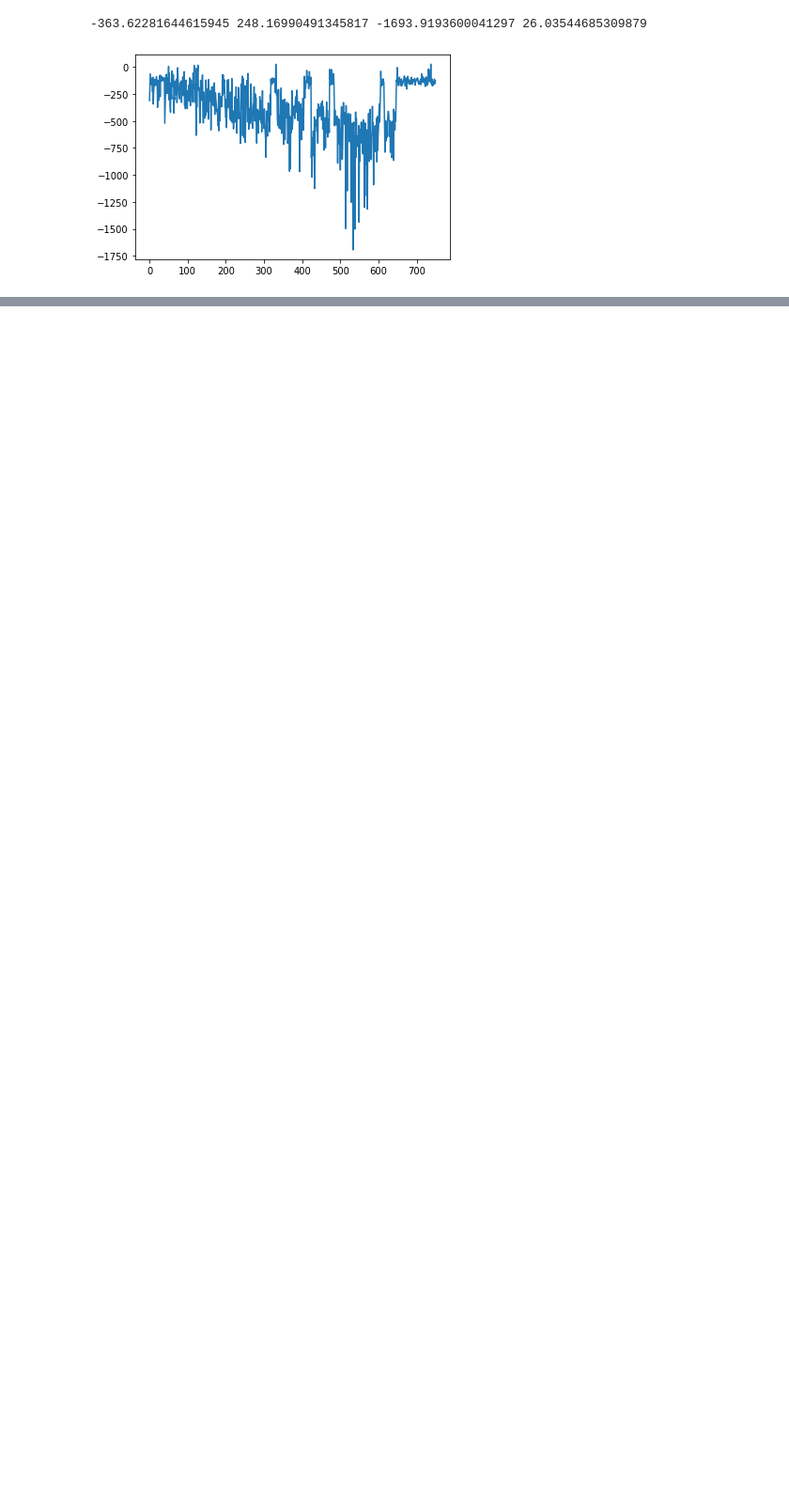
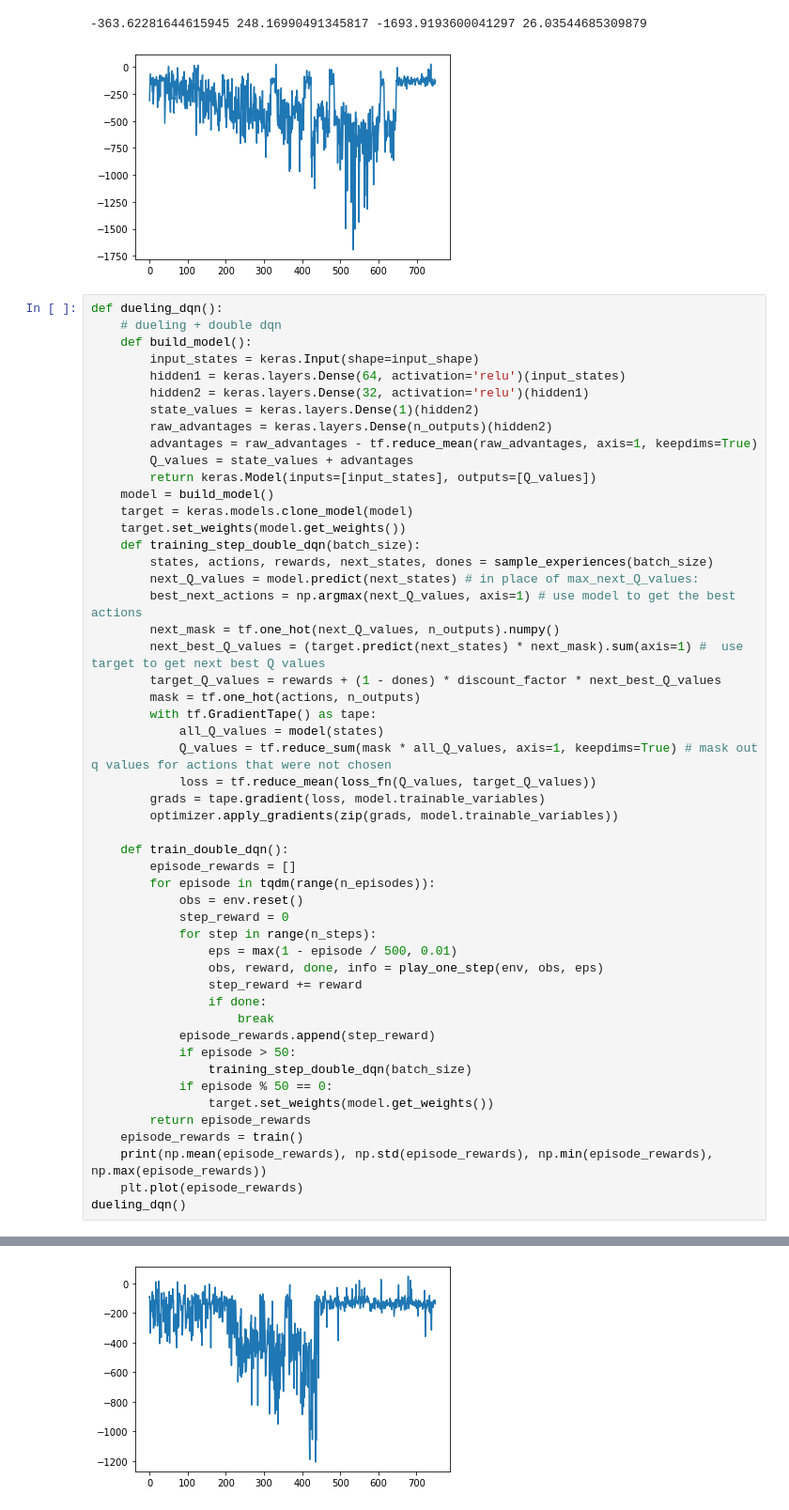
Before and after one commit to GlaIZier/ml-experiments, a Jupyter notebook: notebooks/reinf-lunar-lander-dqn.ipynb, the cells around one changed output, grey strips where cells are left out. Shown at 94% size. Saved outputs shown, nothing was run; the diff lists cells and outputs as text; blank space fills up the shorter version.

```diff
--- a/notebooks/reinf-lunar-lander-dqn.ipynb
+++ b/notebooks/reinf-lunar-lander-dqn.ipynb
@@ -202,3 +202,55 @@ double_dqn()
 # %% [output]
 -363.62281644615945 248.16990491345817 -1693.9193600041297 26.03544685309879
 [figure]
+# %%
+def dueling_dqn():
+    # dueling + double dqn
+    def build_model():
+        input_states = keras.Input(shape=input_shape)
+        hidden1 = keras.layers.Dense(64, activation='relu')(input_states)
+        hidden2 = keras.layers.Dense(32, activation='relu')(hidden1)
+        state_values = keras.layers.Dense(1)(hidden2)
+        raw_advantages = keras.layers.Dense(n_outputs)(hidden2)
+        advantages = raw_advantages - tf.reduce_mean(raw_advantages, axis=1, keepdims=True)
+        Q_values = state_values + advantages
+        return keras.Model(inputs=[input_states], outputs=[Q_values])
+    model = build_model()
+    target = keras.models.clone_model(model)
+    target.set_weights(model.get_weights())
+    def training_step_double_dqn(batch_size):
+        states, actions, rewards, next_states, dones = sample_experiences(batch_size)
+        next_Q_values = model.predict(next_states) # in place of max_next_Q_values:
+        best_next_actions = np.argmax(next_Q_values, axis=1) # use model to get the best actions
+        next_mask = tf.one_hot(next_Q_values, n_outputs).numpy()
+        next_best_Q_values = (target.predict(next_states) * next_mask).sum(axis=1) #  use target to get next best Q values
+        target_Q_values = rewards + (1 - dones) * discount_factor * next_best_Q_values
+        mask = tf.one_hot(actions, n_outputs)
+        with tf.GradientTape() as tape:
+            all_Q_values = model(states)
+            Q_values = tf.reduce_sum(mask * all_Q_values, axis=1, keepdims=True) # mask out q values for actions that were not chosen
+            loss = tf.reduce_mean(loss_fn(Q_values, target_Q_values))
+        grads = tape.gradient(loss, model.trainable_variables)
+        optimizer.apply_gradients(zip(grads, model.trainable_variables))
+
+    def train_double_dqn():
+        episode_rewards = []
+        for episode in tqdm(range(n_episodes)):
+            obs = env.reset()
+            step_reward = 0
+            for step in range(n_steps):
+                eps = max(1 - episode / 500, 0.01)
+                obs, reward, done, info = play_one_step(env, obs, eps)
+                step_reward += reward
+                if done:
+                    break
+            episode_rewards.append(step_reward)
+            if episode > 50:
+                training_step_double_dqn(batch_size)
+            if episode % 50 == 0:
+                target.set_weights(model.get_weights())
+        return episode_rewards
+    episode_rewards = train()
+    print(np.mean(episode_rewards), np.std(episode_rewards), np.min(episode_rewards), np.max(episode_rewards))
+    plt.plot(episode_rewards)
+dueling_dqn()
+# %% [output]
@@ -204,0 +258 @@ double_dqn()
+[figure, added]
```
Also changed, not shown: parts of 1 cell of this notebook.
